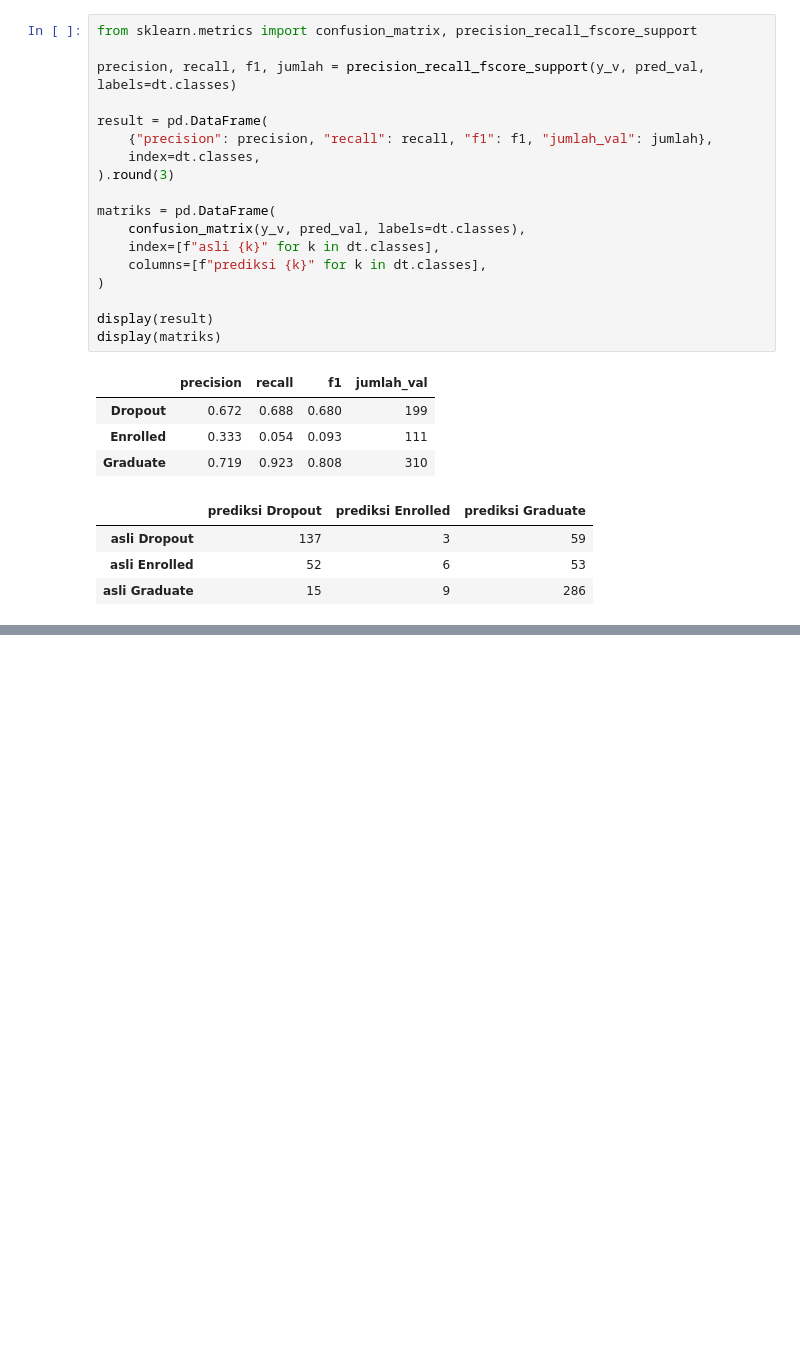
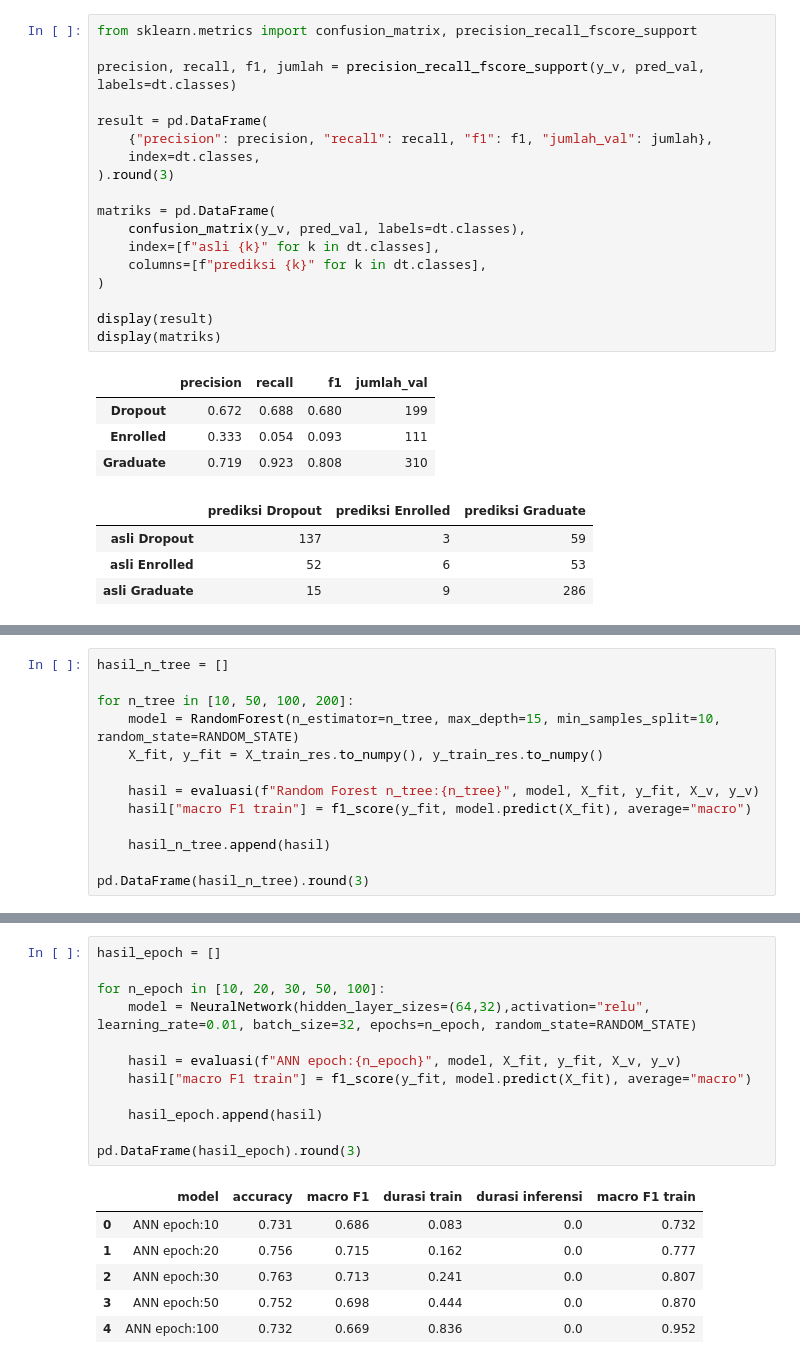
Before and after one commit to RuhullahReza/Project-2-Advanced-AI, a Jupyter notebook: model.ipynb, the cells around one changed output, grey strips where cells are left out. Cells and saved outputs as stored; diff of their text form; blank space fills up the shorter version.

```diff
--- a/model.ipynb
+++ b/model.ipynb
@@ -760,0 +816,13 @@ pd.DataFrame(hasil_depth).round(3)
+# %%
+hasil_n_tree = []
+
+for n_tree in [10, 50, 100, 200]:
+    model = RandomForest(n_estimator=n_tree, max_depth=15, min_samples_split=10, random_state=RANDOM_STATE)
+    X_fit, y_fit = X_train_res.to_numpy(), y_train_res.to_numpy()
+
+    hasil = evaluasi(f"Random Forest n_tree:{n_tree}", model, X_fit, y_fit, X_v, y_v)
+    hasil["macro F1 train"] = f1_score(y_fit, model.predict(X_fit), average="macro")
+
+    hasil_n_tree.append(hasil)
+
+pd.DataFrame(hasil_n_tree).round(3)
@@ -760,0 +877,19 @@ pd.DataFrame(hasil_depth).round(3)
+# %%
+hasil_epoch = []
+
+for n_epoch in [10, 20, 30, 50, 100]:
+    model = NeuralNetwork(hidden_layer_sizes=(64,32),activation="relu", learning_rate=0.01, batch_size=32, epochs=n_epoch, random_state=RANDOM_STATE)
+
+    hasil = evaluasi(f"ANN epoch:{n_epoch}", model, X_fit, y_fit, X_v, y_v)
+    hasil["macro F1 train"] = f1_score(y_fit, model.predict(X_fit), average="macro")
+
+    hasil_epoch.append(hasil)
+
+pd.DataFrame(hasil_epoch).round(3)
+# %% [output]
+|  | model | accuracy | macro F1 | durasi train | durasi inferensi | macro F1 train |
+| 0 | ANN epoch:10 | 0.731 | 0.686 | 0.083 | 0.0 | 0.732 |
+| 1 | ANN epoch:20 | 0.756 | 0.715 | 0.162 | 0.0 | 0.777 |
+| 2 | ANN epoch:30 | 0.763 | 0.713 | 0.241 | 0.0 | 0.807 |
+| 3 | ANN epoch:50 | 0.752 | 0.698 | 0.444 | 0.0 | 0.870 |
+| 4 | ANN epoch:100 | 0.732 | 0.669 | 0.836 | 0.0 | 0.952 |
```
Also changed, not shown: parts of 16 cells of this notebook, 2 other files.
